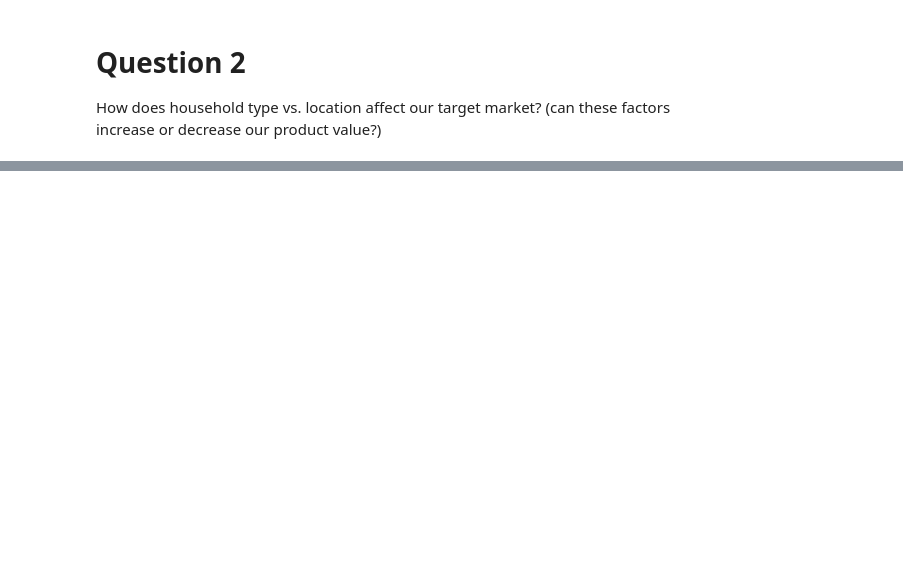
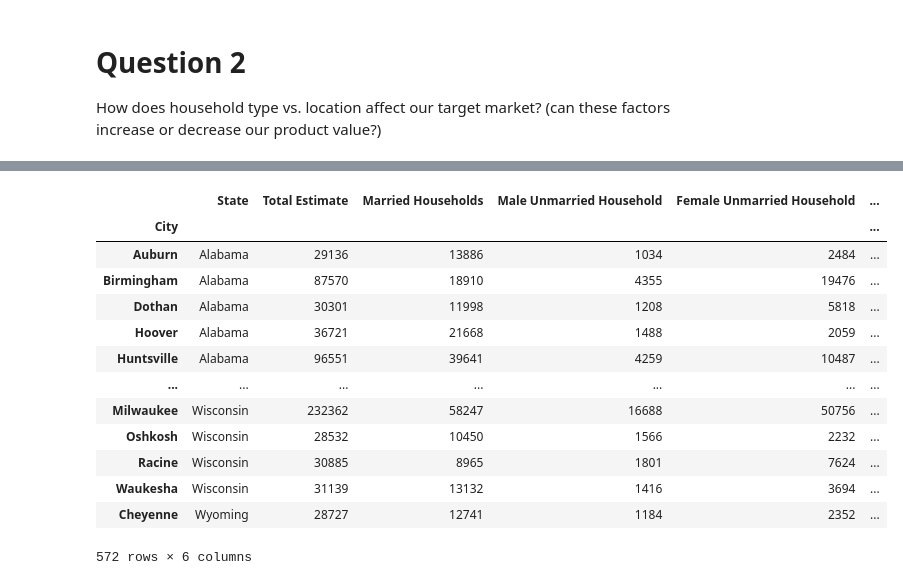
Before and after one commit to nburwick/project-1, a Jupyter notebook: Jupyter Notebooks/Question 2- US Household- Kellys Version.ipynb, the cells around one changed output, grey strips where cells are left out. Drawn from its saved outputs; the diff is of its cells as text; code cells hidden in the pictures; blank space fills up the shorter version.

```diff
--- a/Jupyter Notebooks/Question 2- US Household- Kellys Version.ipynb
+++ b/Jupyter Notebooks/Question 2- US Household- Kellys Version.ipynb
@@ -30,0 +12,19 @@ US_Households_df
+# %%
+# Read CSV file, label it 'df1'
+df1 = pd.read_csv(os.path.join("../Outputs/US_Census_Households.csv"), delimiter =',', index_col=0,)
+df1
+# %% [output]
+|  | State | Total Estimate | Married Households | Male Unmarried Household | Female Unmarried Household | ... |
+| City |  |  |  |  |  | ... |
+| Auburn | Alabama | 29136 | 13886 | 1034 | 2484 | ... |
+| Birmingham | Alabama | 87570 | 18910 | 4355 | 19476 | ... |
+| Dothan | Alabama | 30301 | 11998 | 1208 | 5818 | ... |
+| Hoover | Alabama | 36721 | 21668 | 1488 | 2059 | ... |
+| Huntsville | Alabama | 96551 | 39641 | 4259 | 10487 | ... |
+| ... | ... | ... | ... | ... | ... | ... |
+| Milwaukee | Wisconsin | 232362 | 58247 | 16688 | 50756 | ... |
+| Oshkosh | Wisconsin | 28532 | 10450 | 1566 | 2232 | ... |
+| Racine | Wisconsin | 30885 | 8965 | 1801 | 7624 | ... |
+| Waukesha | Wisconsin | 31139 | 13132 | 1416 | 3694 | ... |
+| Cheyenne | Wyoming | 28727 | 12741 | 1184 | 2352 | ... |
+572 rows × 6 columns
```
Also changed, not shown: parts of 13 cells of this notebook.
